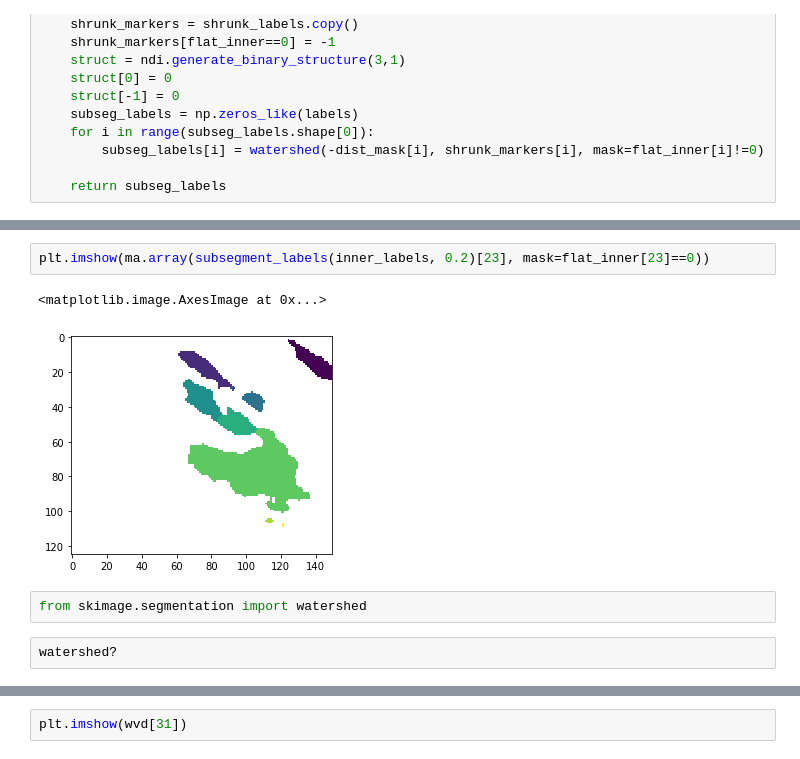
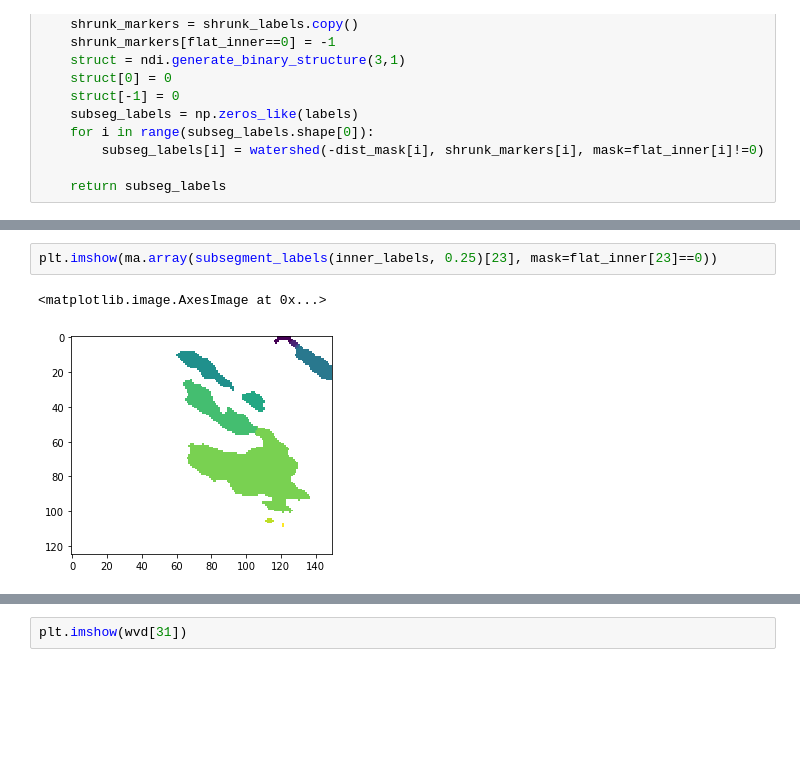
Before and after one commit to w-k-jones/tobac-flow, a Jupyter notebook: development/Subsegmentation.ipynb, the cells around one changed output, grey strips where cells are left out. Cells and saved outputs as stored; diff of their text form; blank space fills up the shorter version.

```diff
--- a/development/Subsegmentation.ipynb
+++ b/development/Subsegmentation.ipynb
@@ -257,11 +232,7 @@ array([[  0,   0,   0, ..., 179, 179,   0],
        [  0,   0,   0, ...,   0,   0,   0],
        [  0,   0,   0, ...,   0,   0,   0]], dtype=int32)
 # %%
-plt.imshow(ma.array(subsegment_labels(inner_labels, 0.2)[23], mask=flat_inner[23]==0))
+plt.imshow(ma.array(subsegment_labels(inner_labels, 0.25)[23], mask=flat_inner[23]==0))
 # %% [output]
 <matplotlib.image.AxesImage at 0x...>
-[figure, old version]
+[figure, new version]
-# %%
-from skimage.segmentation import watershed
-# %%
-watershed?
```
Also changed, not shown: parts of 18 cells of this notebook, 6 other files.
